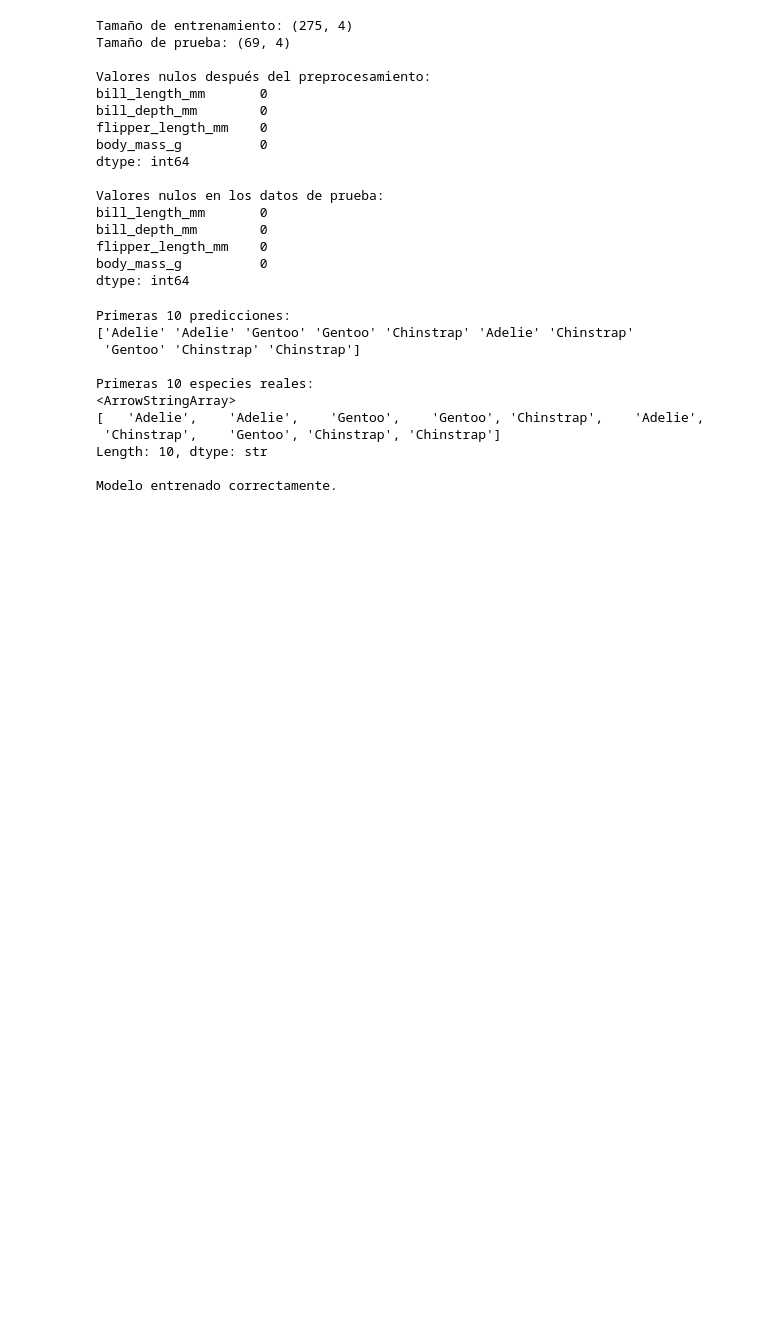
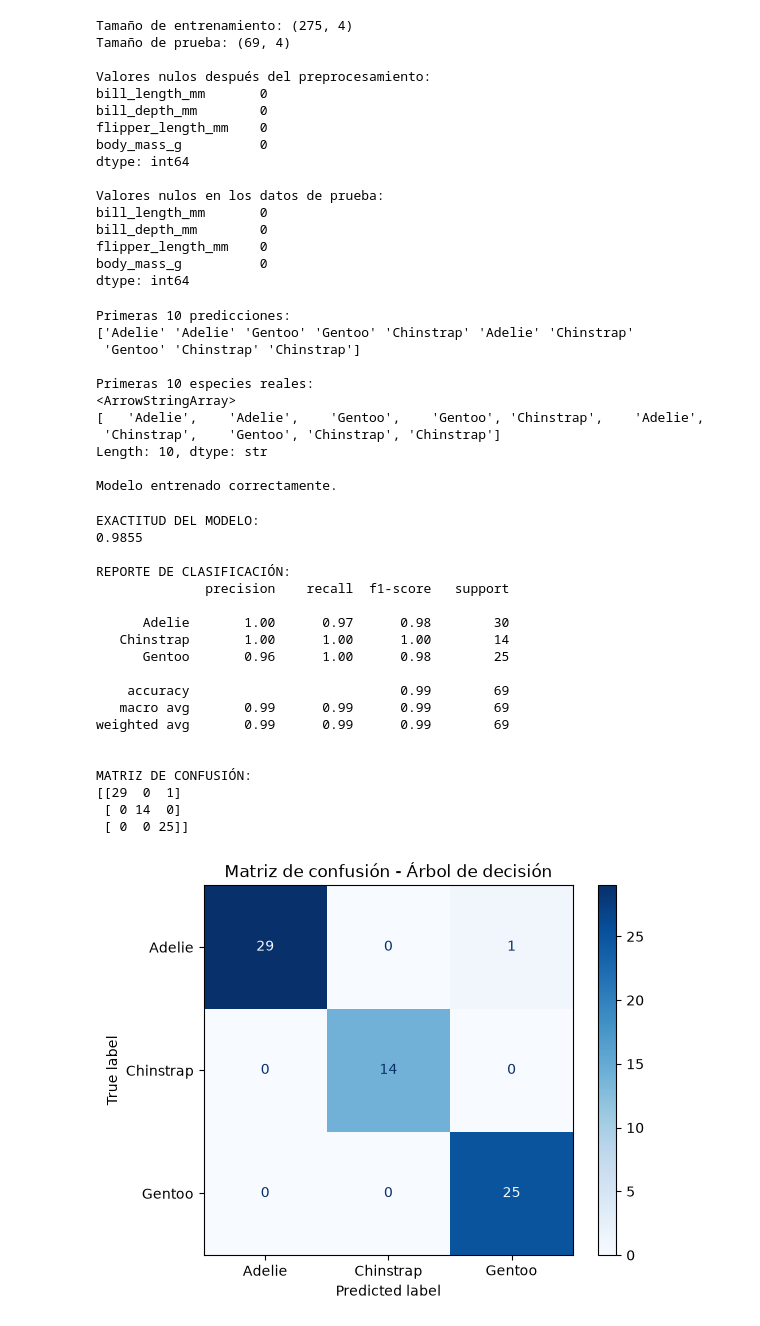
Before and after one commit to luispinillam/actividad-machine-learning, a Jupyter notebook: actividad-machine-learning.ipynb, the cells around one changed output. Cells and saved outputs as stored; diff of their text form; code cells hidden in the pictures; blank space fills up the shorter version.

```diff
--- a/actividad-machine-learning.ipynb
+++ b/actividad-machine-learning.ipynb
@@ -194,3 +194,57 @@ Primeras 10 especies reales:
 Length: 10, dtype: str
 
 Modelo entrenado correctamente.
+# %%
+from sklearn.metrics import (
+    accuracy_score,
+    classification_report,
+    confusion_matrix,
+    ConfusionMatrixDisplay
+)
+
+# Calcular exactitud
+exactitud = accuracy_score(y_test, y_pred)
+
+print("EXACTITUD DEL MODELO:")
+print(f"{exactitud:.4f}")
+
+# Reporte de clasificación
+print("\nREPORTE DE CLASIFICACIÓN:")
+print(classification_report(y_test, y_pred))
+
+# Matriz de confusión
+matriz = confusion_matrix(y_test, y_pred)
+
+print("\nMATRIZ DE CONFUSIÓN:")
+print(matriz)
+
+# Visualizar matriz de confusión
+visualizacion = ConfusionMatrixDisplay(
+    confusion_matrix=matriz,
+    display_labels=modelo.classes_
+)
+
+visualizacion.plot(cmap="Blues")
+plt.title("Matriz de confusión - Árbol de decisión")
+plt.show()
+# %% [output]
+EXACTITUD DEL MODELO:
+0.9855
+
+REPORTE DE CLASIFICACIÓN:
+              precision    recall  f1-score   support
+
+      Adelie       1.00      0.97      0.98        30
+   Chinstrap       1.00      1.00      1.00        14
+      Gentoo       0.96      1.00      0.98        25
+
+    accuracy                           0.99        69
+   macro avg       0.99      0.99      0.99        69
+weighted avg       0.99      0.99      0.99        69
+
+
+MATRIZ DE CONFUSIÓN:
+[[29  0  1]
+ [ 0 14  0]
+ [ 0  0 25]]
+[figure, added]
```
